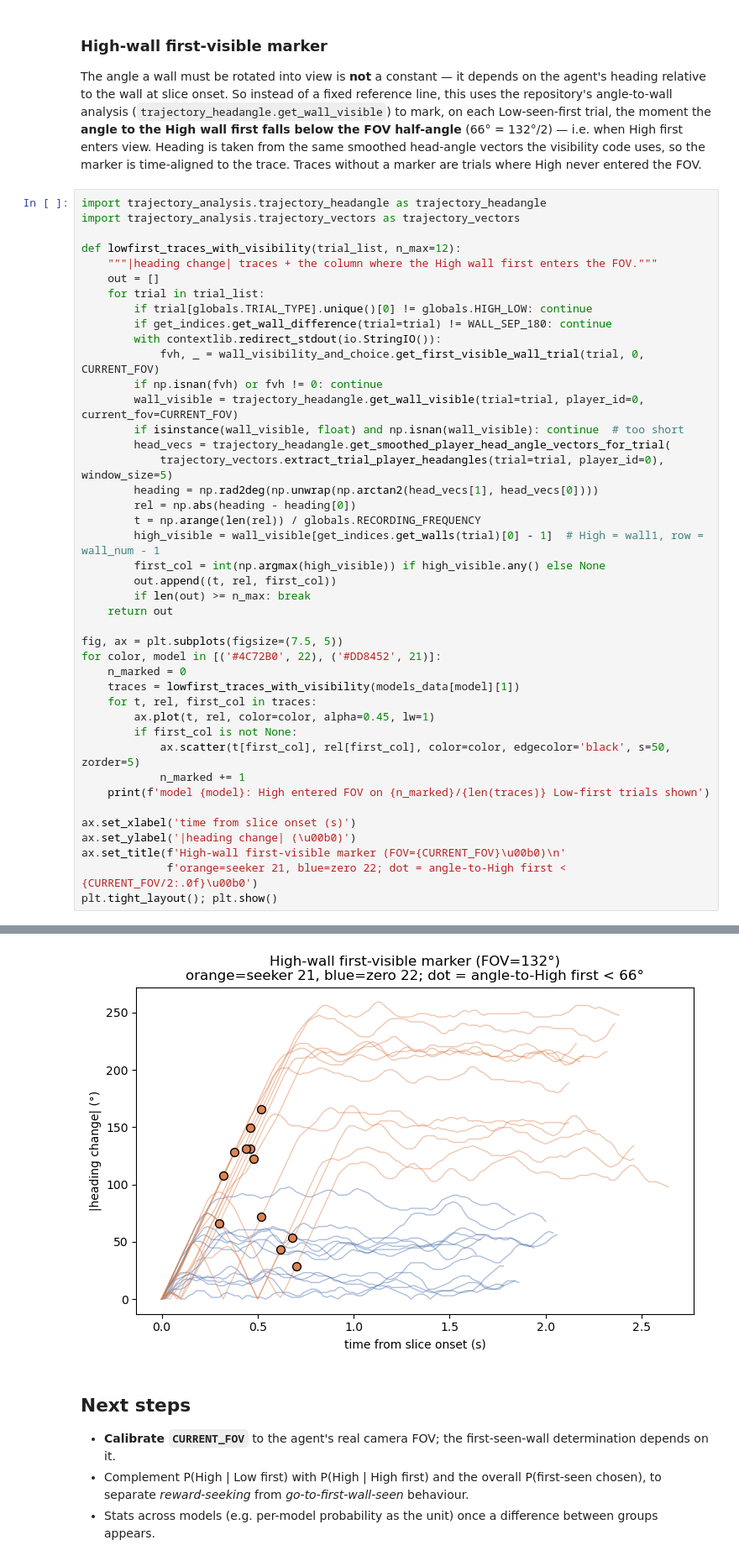
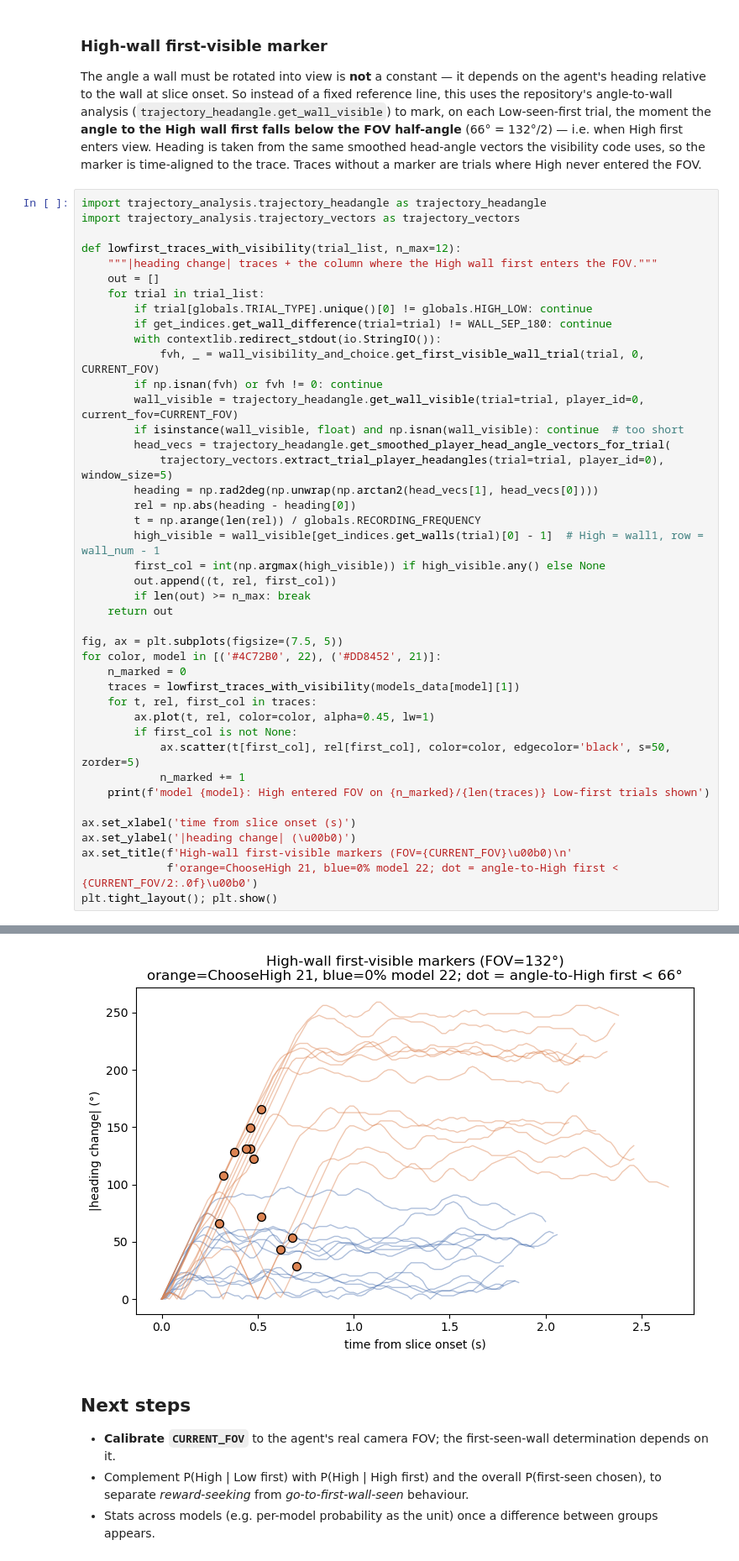
Before and after one commit to tomhagley6/octagon_analysis, a Jupyter notebook: demos/sim_parsing_demo.ipynb, the cells around one changed output, grey strips where cells are left out. Shown at 84% size. Drawn from its saved outputs; the diff is of its cells as text.

```diff
--- a/demos/sim_parsing_demo.ipynb
+++ b/demos/sim_parsing_demo.ipynb
@@ -445,36 +445,36 @@ def lowfirst_traces_with_visibility(trial_list, n_max=12):
         wall_visible = trajectory_headangle.get_wall_visible(trial=trial, player_id=0, current_fov=CURRENT_FOV)
         if isinstance(wall_visible, float) and np.isnan(wall_visible): continue  # too short
         head_vecs = trajectory_headangle.get_smoothed_player_head_angle_vectors_for_trial(
             trajectory_vectors.extract_trial_player_headangles(trial=trial, player_id=0), window_size=5)
         heading = np.rad2deg(np.unwrap(np.arctan2(head_vecs[1], head_vecs[0])))
         rel = np.abs(heading - heading[0])
         t = np.arange(len(rel)) / globals.RECORDING_FREQUENCY
         high_visible = wall_visible[get_indices.get_walls(trial)[0] - 1]  # High = wall1, row = wall_num - 1
         first_col = int(np.argmax(high_visible)) if high_visible.any() else None
         out.append((t, rel, first_col))
         if len(out) >= n_max: break
     return out
 
 fig, ax = plt.subplots(figsize=(7.5, 5))
 for color, model in [('#4C72B0', 22), ('#DD8452', 21)]:
     n_marked = 0
     traces = lowfirst_traces_with_visibility(models_data[model][1])
     for t, rel, first_col in traces:
         ax.plot(t, rel, color=color, alpha=0.45, lw=1)
         if first_col is not None:
             ax.scatter(t[first_col], rel[first_col], color=color, edgecolor='black', s=50, zorder=5)
             n_marked += 1
     print(f'model {model}: High entered FOV on {n_marked}/{len(traces)} Low-first trials shown')
 
 ax.set_xlabel('time from slice onset (s)')
 ax.set_ylabel('|heading change| (\u00b0)')
-ax.set_title(f'High-wall first-visible marker (FOV={CURRENT_FOV}\u00b0)\n'
-             f'orange=seeker 21, blue=zero 22; dot = angle-to-High first < {CURRENT_FOV/2:.0f}\u00b0')
+ax.set_title(f'High-wall first-visible markers (FOV={CURRENT_FOV}\u00b0)\n'
+             f'orange=ChooseHigh 21, blue=0% model 22; dot = angle-to-High first < {CURRENT_FOV/2:.0f}\u00b0')
 plt.tight_layout(); plt.show()
 # %% [output]
 model 22: High entered FOV on 0/12 Low-first trials shown
 model 21: High entered FOV on 12/12 Low-first trials shown
-[figure, old version]
+[figure, new version]
 # %% [markdown]
 ## Next steps
 
```
Also changed, not shown: parts of 1 cell of this notebook, 1 other file.
